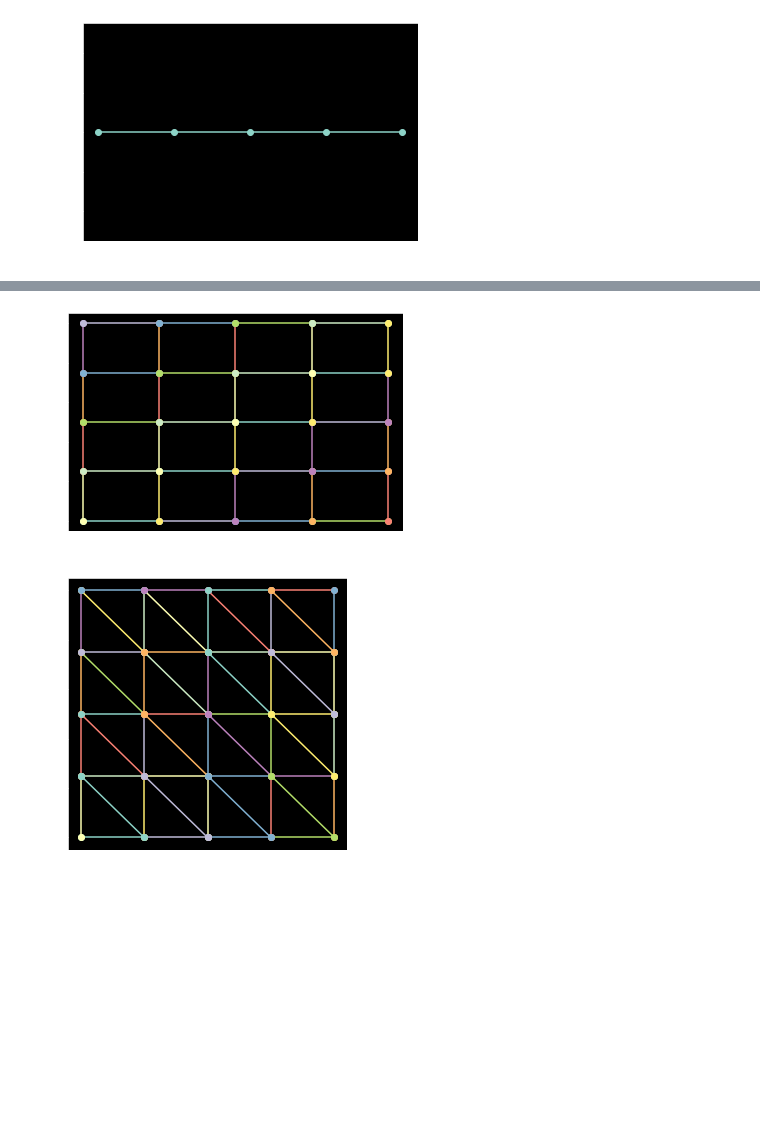
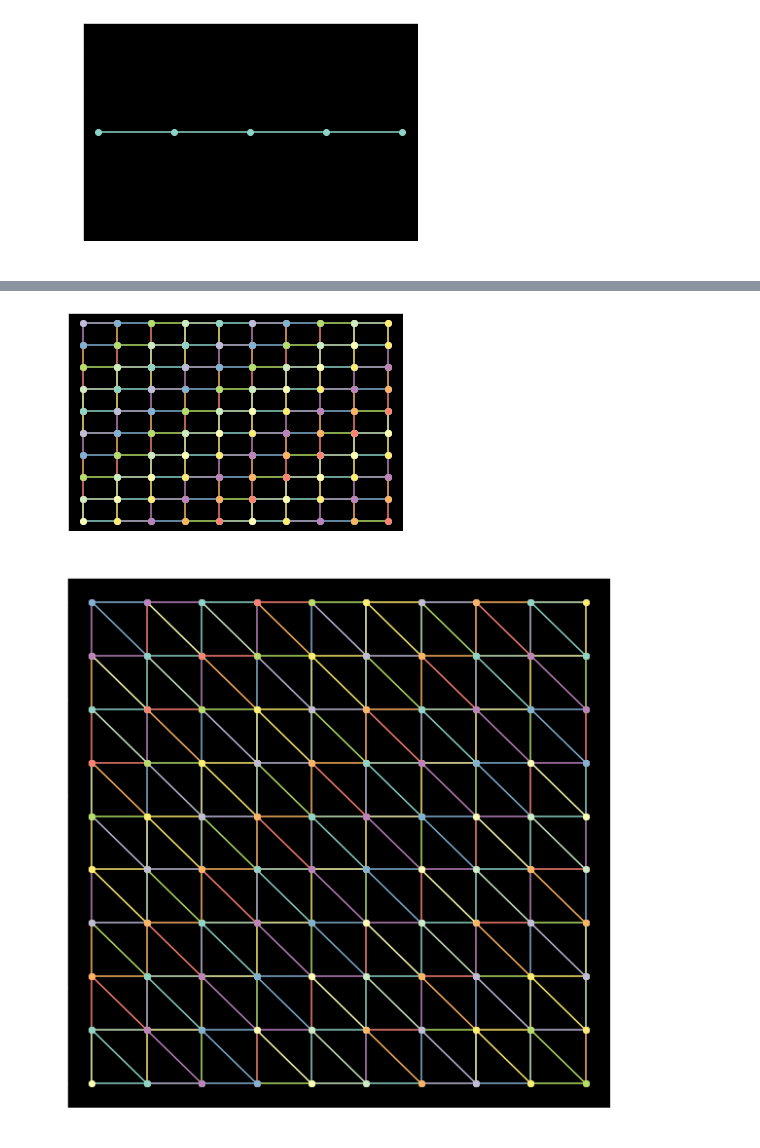
Before and after one commit to anthule123/1.finite-element-method, a Jupyter notebook: draw1.ipynb, the cells around one changed output, grey strips where cells are left out. Saved outputs shown, nothing was run; the diff lists cells and outputs as text; code cells hidden in the pictures; blank space fills up the shorter version.

```diff
--- a/draw1.ipynb
+++ b/draw1.ipynb
@@ -24,5 +24,5 @@ for i in range(0,5):
 # %%
-N= 5
+N= 10
 x = np.linspace(0,1,N)
 y= np.linspace(0,1,N)
 # %%
@@ -31,14 +31,14 @@ for i in range(0,N):
         draw(x[j-1],y[i],x[j],y[i])
         draw(x[i],y[j-1],x[i],y[j])
 # %% [output]
-[figure, old version]
+[figure, new version]
 # %%
-plt.figure(figsize=(5,5))
+plt.figure(figsize=(N,N))
 for i in range(0,N):
     for j in range(1,N):
         draw(x[j-1],y[i],x[j],y[i])
         draw(x[i],y[j-1],x[i],y[j])
         if i >=1:
             draw(x[i-1],y[j],x[i],y[j-1])
 # %% [output]
-[figure, old version]
+[figure, new version]
```
Also changed, not shown: parts of 1 cell of this notebook, 9 other files.
